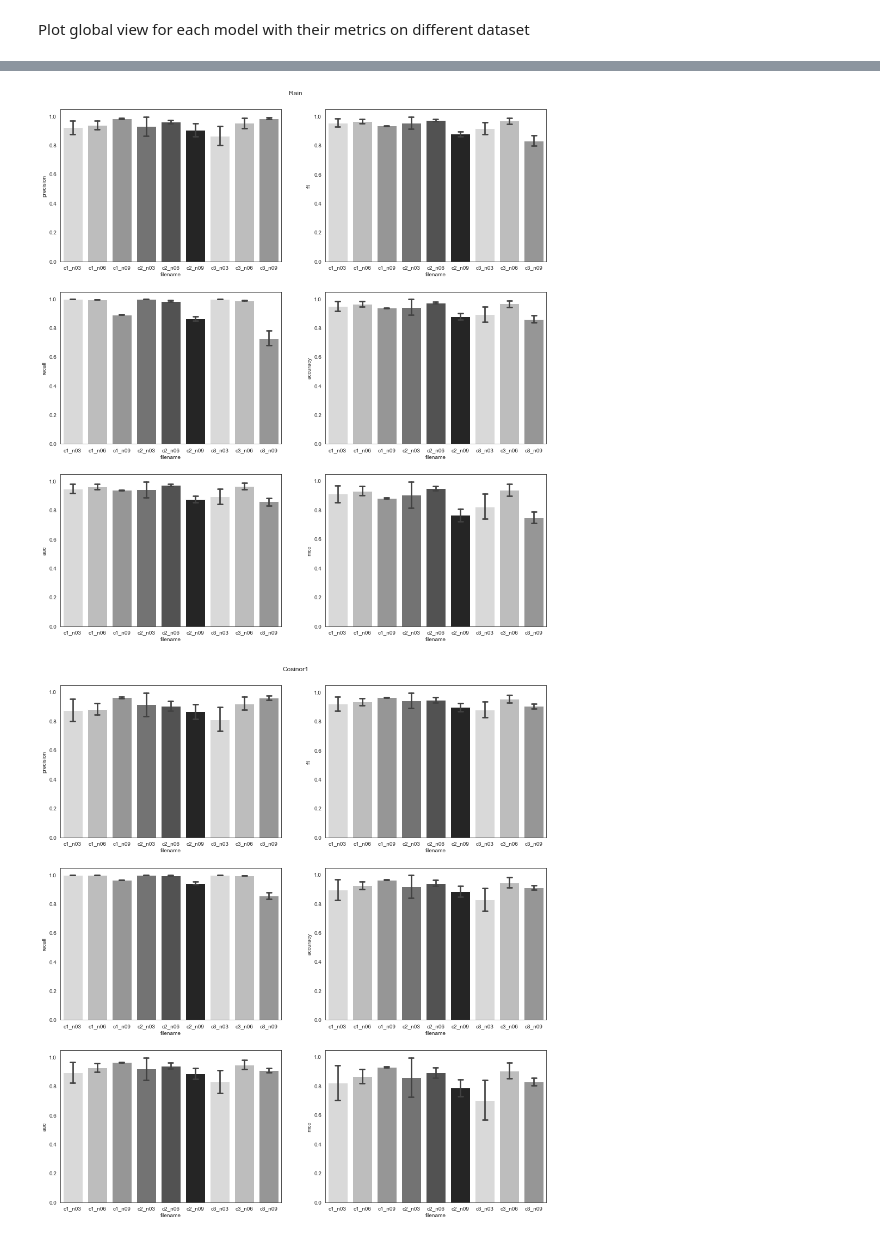
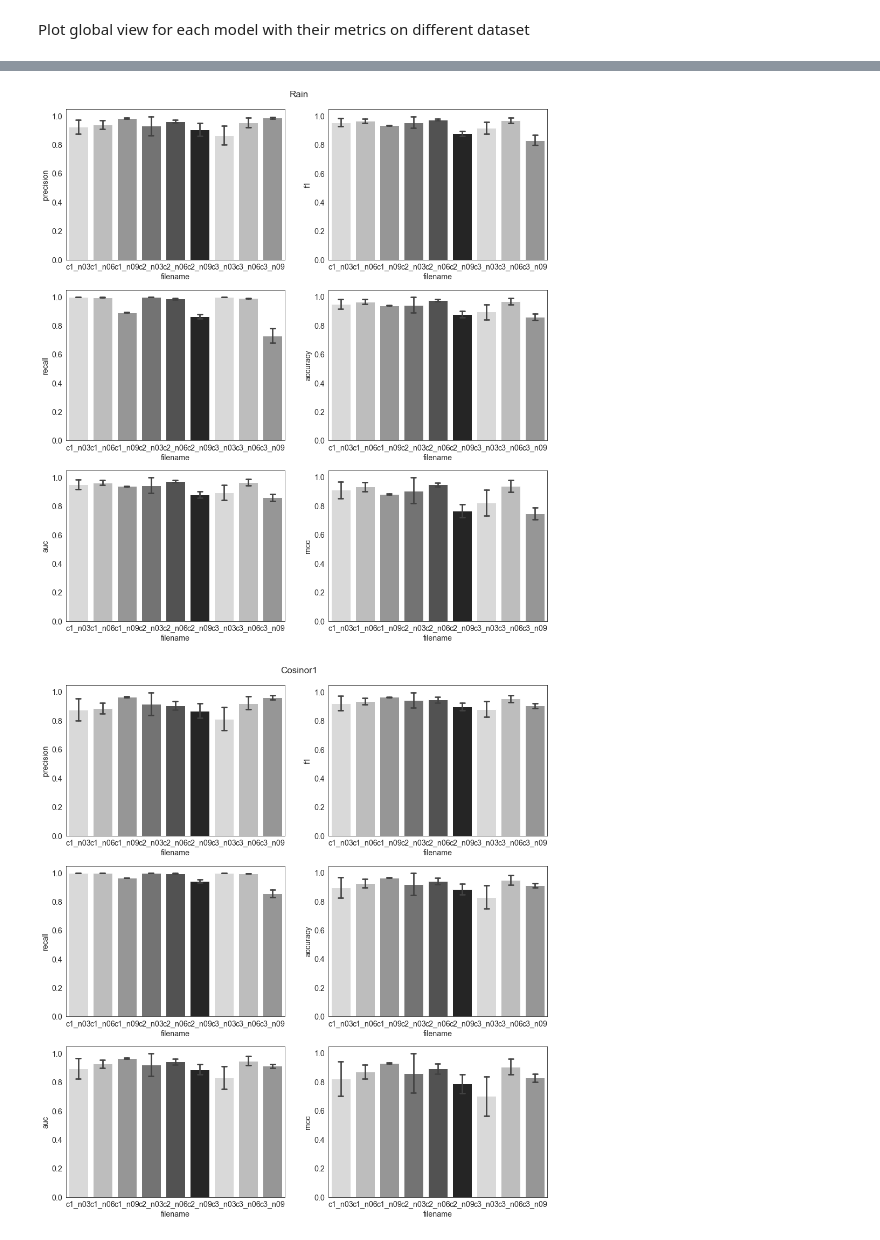
Before and after one commit to VESTUArthur/RDA, a Jupyter notebook: code/Case_study_1/notebook.ipynb, the cells around one changed output, grey strips where cells are left out. Cells and saved outputs as stored; diff of their text form; code cells hidden in the pictures.

```diff
--- a/code/Case_study_1/notebook.ipynb
+++ b/code/Case_study_1/notebook.ipynb
@@ -43,6 +43,7 @@ MCC models evaluation using qvalue
 os.makedirs(f'Out/Images', exist_ok=True)
 ncols = 3
 nrows = 3
+plt.rcParams.update({'font.size': 10})
 fig, axes = plt.subplots(ncols = ncols, nrows = nrows, sharey=False)
 axes = axes.flatten()
 fig.set_size_inches(22, 15)
@@ -73,6 +74,7 @@ MCC models evaluation using pvalue
 #mcc models evaluation pvalue
 ncols = 3
 nrows = 3
+plt.rcParams.update({'font.size': 10})
 fig, axes = plt.subplots(ncols = ncols, nrows = nrows, sharey=False)
 axes = axes.flatten()
 fig.set_size_inches(22, 15)
@@ -106,6 +108,7 @@ Plot models metrics for each dataset
 import matplotlib.pyplot as plt
 import seaborn as sns
 import pandas as pd
+plt.rcParams.update({'font.size': 14.2})
 df_metrics= pd.DataFrame()
 for x in range(6):
     for i in [1,2,3]:
@@ -153,6 +156,7 @@ import matplotlib.pyplot as plt
 import seaborn as sns
 import pandas as pd
 df_metrics= pd.DataFrame()
+plt.rcParams.update({'font.size': 14.2})
 for x in range(6):
     for i in [1,2,3]:
         for j in [1,2,3]:
@@ -187,2 +191,2 @@ for model in models:
-[figure, old version]
+[figure, new version]
-[figure, old version]
+[figure, new version]
```
Also changed, not shown: parts of 3 cells of this notebook, 19 other files.
